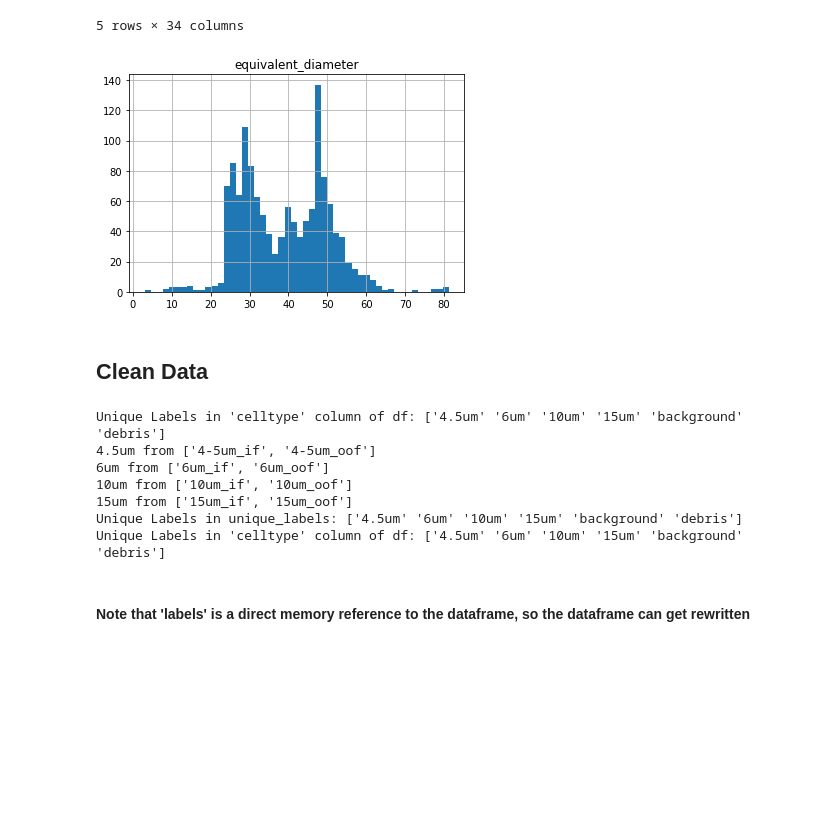
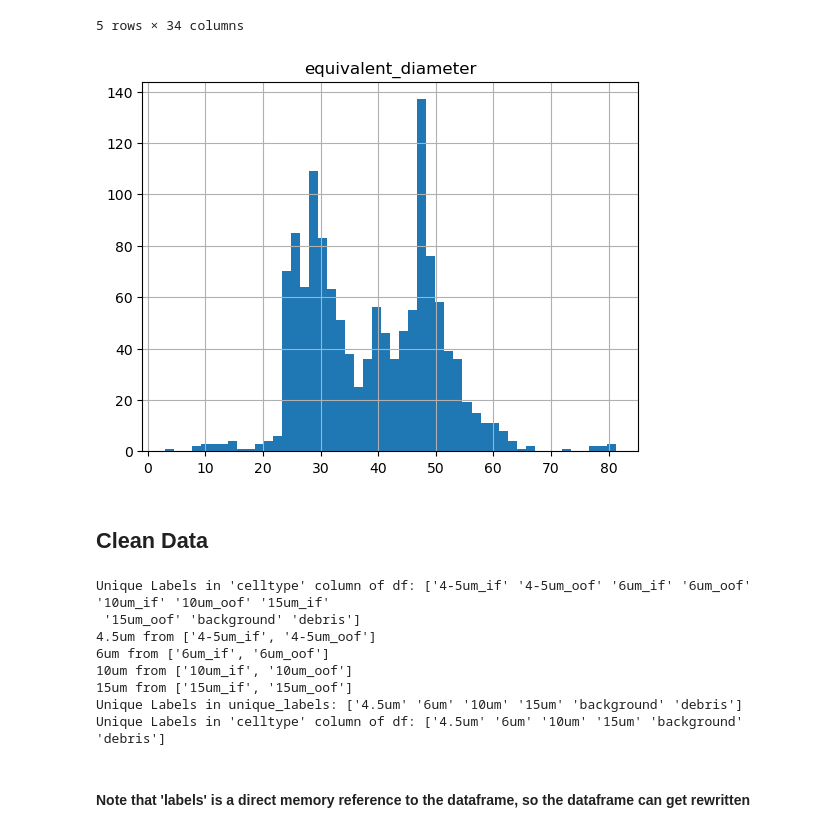
Before and after one commit to bengincley/pintolab_ml_workshop, a Jupyter notebook: ml_workshop_notebook.ipynb, the cells around one changed output. Cells and saved outputs as stored; diff of their text form; code cells hidden in the pictures; blank space fills up the shorter version.

```diff
--- a/ml_workshop_notebook.ipynb
+++ b/ml_workshop_notebook.ipynb
@@ -53,7 +53,7 @@ print(f"AllFeatures shape: {df_allfeatures.shape}")
 print(f"AllAnnotations shape: {df_allannotations.shape}")
 
 dfs_annotatedfeatures = s.mergeDFs(df_list1,df_list2)
-df = s.concatenateDFs(dfs_annotatedfeatures)
+df_full = s.concatenateDFs(dfs_annotatedfeatures)
 print(f"Dataframe df shape: {df.shape}")
 # %% [output]
 WARNING: This will read files in the alphabetical order that they appear in the folder. Enable verbose to confirm.
@@ -74,15 +74,15 @@ df.head(5)
 | 4 | 518 | 702 | 544 | 0.952206 | 86.426407 | 1 | 39.741313 | 40.162162 | ... |
 5 rows × 34 columns
 # %%
-subdf = df[['equivalent_diameter']]
+subdf = df_full[['equivalent_diameter']]
 hist = subdf.hist(bins=50)
 # %% [output]
-[figure, old version]
+[figure, new version]
 # %% [markdown]
 ## Clean Data
 # %%
 # Filter low-abundance classes with support function
-df = s.filterByFreq(df, 'celltype', 10)
+df = s.filterByFreq(df_full, 'celltype', 10)
 # Reclassify labels with alternate names using 'reClass' support function
 labels = df['celltype'][:]
 unique_labels = labels.unique()
@@ -95,7 +95,8 @@ unique_labels = labels.unique()
 print(f"Unique Labels in unique_labels: {unique_labels}")
 print(f"Unique Labels in 'celltype' column of df: {df['celltype'][:].unique()}")
 # %% [output]
-Unique Labels in 'celltype' column of df: ['4.5um' '6um' '10um' '15um' 'background' 'debris']
+Unique Labels in 'celltype' column of df: ['4-5um_if' '4-5um_oof' '6um_if' '6um_oof' '10um_if' '10um_oof' '15um_if'
+ '15um_oof' 'background' 'debris']
 4.5um from ['4-5um_if', '4-5um_oof']
 6um from ['6um_if', '6um_oof']
 10um from ['10um_if', '10um_oof']
```
Also changed, not shown: parts of 23 cells of this notebook, 1 other file.
